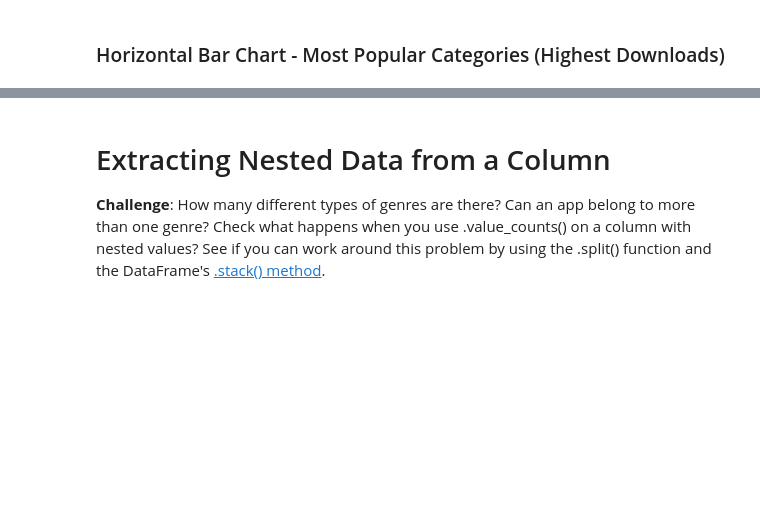
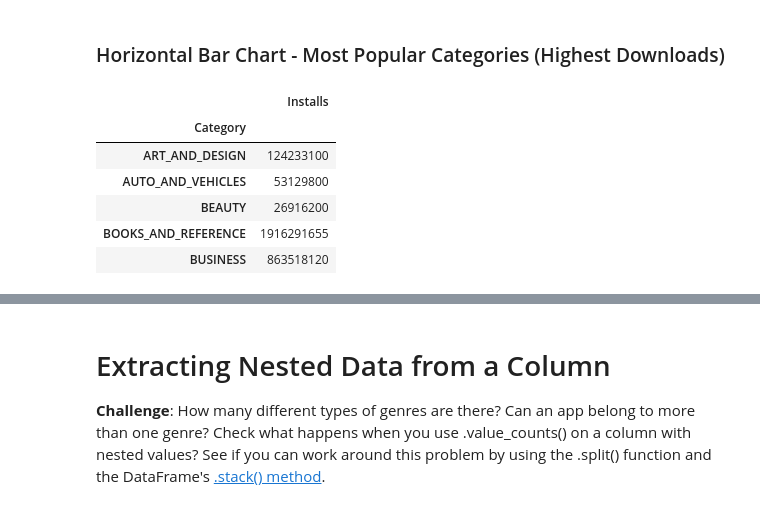
Before and after one commit to ahmedyar7/Data-Science-Projects, a Jupyter notebook: Google Play Store Analysis/main.ipynb, the cells around one changed output, grey strips where cells are left out. Saved outputs shown, nothing was run; the diff lists cells and outputs as text; code cells hidden in the pictures; blank space fills up the shorter version.

```diff
--- a/Google Play Store Analysis/main.ipynb
+++ b/Google Play Store Analysis/main.ipynb
@@ -294,2 +307,18 @@ bar.show()
 # %% [markdown]
 ### Horizontal Bar Chart - Most Popular Categories (Highest Downloads)
+# %%
+clean_apps_df.head()
+
+category_installs = clean_apps_df.groupby(by="Category").agg(
+    {"Installs": pd.Series.sum}
+)
+# %%
+category_installs.head()
+# %% [output]
+|  | Installs |
+| Category |  |
+| ART_AND_DESIGN | 124233100 |
+| AUTO_AND_VEHICLES | 53129800 |
+| BEAUTY | 26916200 |
+| BOOKS_AND_REFERENCE | 1916291655 |
+| BUSINESS | 863518120 |
```
Also changed, not shown: parts of 7 cells of this notebook.
